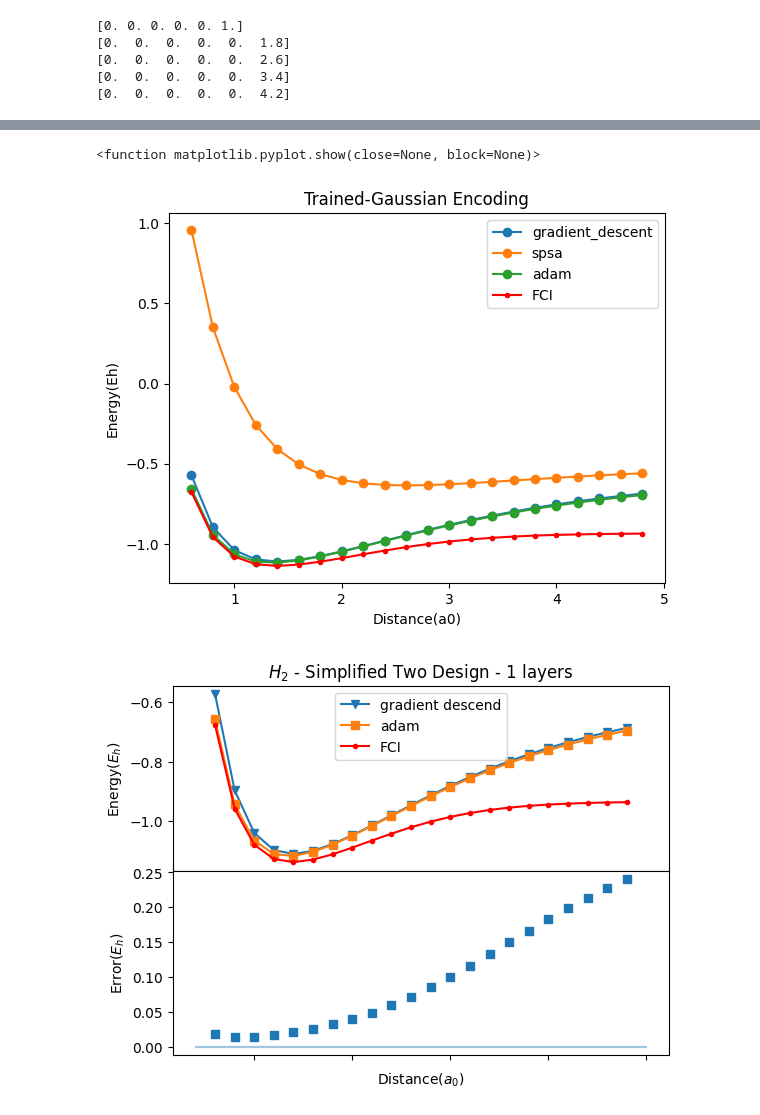
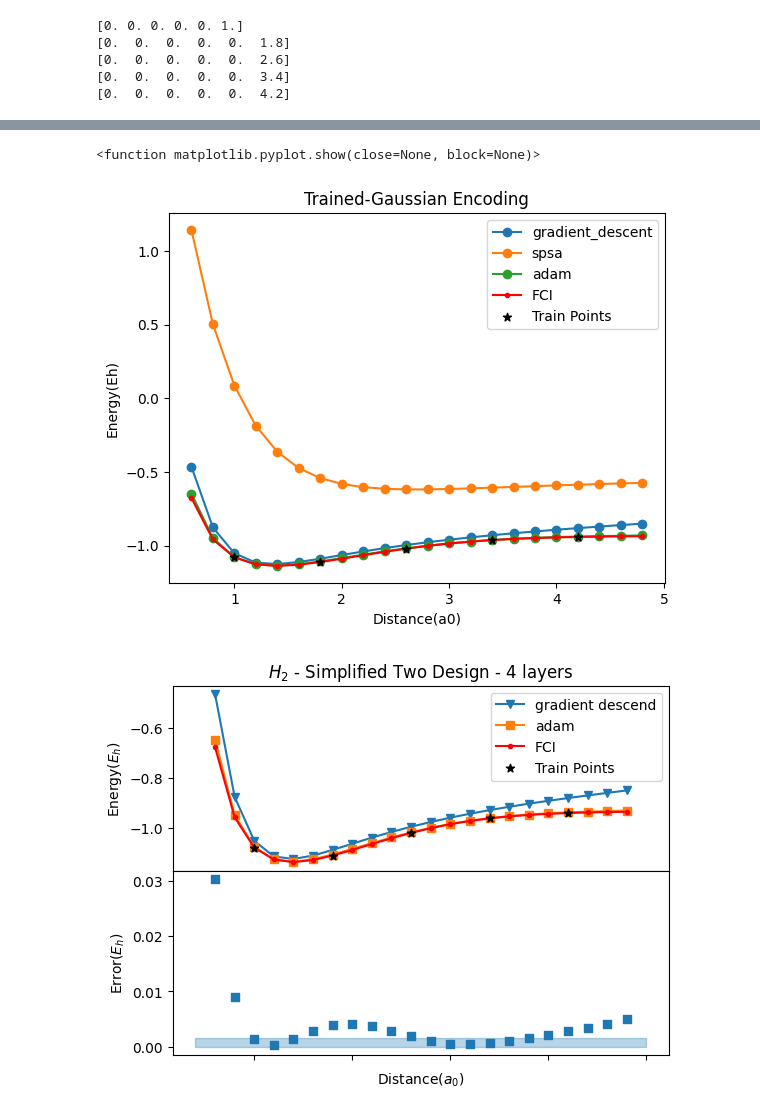
Before and after one commit to sergioandrescs/meta-VQE-pennylane, a Jupyter notebook: meta_VQE_pennylane_catalyst_symplified_two_design.ipynb, the cells around one changed output, grey strips where cells are left out. Saved outputs shown, nothing was run; the diff lists cells and outputs as text; code cells hidden in the pictures.

Commit message:
opt-meta-vqe plots

```diff
--- a/meta_VQE_pennylane_catalyst_symplified_two_design.ipynb
+++ b/meta_VQE_pennylane_catalyst_symplified_two_design.ipynb
@@ -38,7 +38,7 @@ hamiltonian, qubits = qml.qchem.molecular_hamiltonian(
     method="pyscf",
 )
 
-LAYERS = 1
+LAYERS = 4
 WIRES = qubits
 
 ## https://docs.pennylane.ai/projects/catalyst/en/latest/code/api/catalyst.grad.html - ["fd", "ps", "adj"]
@@ -60,9 +60,11 @@ ENCODER = 2
 
 shared_dev = qml.device("lightning.qubit", wires=WIRES)
 
-train_points = [1.0,1.8,2.6,3.4,4.2]
+train_points_indexes = [2,6,10,14,18]
 
 test_points = np.arange(0.6,5,0.2)
+
+train_points = np.array([test_points[i] for i in train_points_indexes])
 
 test_hamiltonians = []
 
@@ -76,3 +78,6 @@ for d in test_points:
     )
 
     test_hamiltonians.append(hamiltonian)
+
+print("===== TRAIN POINTS =====")
+print(train_points)
@@ -452,6 +469,7 @@ plt.plot(test_points, trained_energies["gradient_descent"], label="gradient_desc
 plt.plot(test_points, trained_energies["spsa"], label="spsa", marker='o')
 plt.plot(test_points, trained_energies["adam"], label="adam", marker='o')
 plt.plot(test_points, fci_energies, label="FCI", marker='.', color="r")
+plt.scatter(train_points, [fci_energies[i] for i in train_points_indexes], zorder=99, label="Train Points", marker='*', color="black")
 
 
 plt.legend()
@@ -461,41 +479,43 @@ plt.ylabel('Energy(Eh)')
 plt.show
 # %% [output]
 <function matplotlib.pyplot.show(close=None, block=None)>
-[figure, old version]
+[figure, new version]
 # %%
 fig, (ax1, ax2) = plt.subplots(2, 1, sharex=True)
 
 plt.subplots_adjust(hspace=0)
 
 # ax1.plot(test_points, grad_descent_energies, label="gradient_descent", marker='s' , color=colors[0])
 # ax1.plot(test_points, spsa_energies, label="spsa", marker='o', color=colors[1])
 ax1.plot(test_points, trained_energies["gradient_descent"], label="gradient descend", marker='v',)
 ax1.plot(test_points, trained_energies["adam"], label="adam", marker='s', )
 ax1.plot(test_points, fci_energies, label="FCI", marker='.', color="r")
+ax1.scatter(train_points, [fci_energies[i] for i in train_points_indexes], zorder=99, label="Train Points", marker='*', color="black")
+
 
 ax1.legend()
 ax1.set_title('$H_{2}$ - Simplified Two Design - '+str(LAYERS)+' layers')
 ax1.set_ylabel('Energy($E_{h}$)')
 
 # ax2.scatter(test_points, [np.abs(i-j) for i,j in zip(grad_descent_energies ,fci_energies)], label="gradient_descent", marker='s', color=colors[0])
 # ax2.scatter(test_points, [np.abs(i-j) for i,j in zip(adam_energies ,fci_energies)], label="adam", marker='v', color=colors[2])
 # ax2.scatter(test_points, [np.abs(i-j) for i,j in zip(trained_energies["gradient_descent"] ,fci_energies)], label="adam", marker='v')
 ax2.scatter(test_points, [np.abs(i-j) for i,j in zip(trained_energies["adam"] ,fci_energies)], label="adam", marker='s')
 
 
 ax1.sharex(ax2)
 ax1.set_xticklabels([])
 ax2.autoscale() ## call autoscale if needed
 ax2.fill_between([test_points[0]-0.2,test_points[-1]+0.2],0.0016, color="#1f77b450")
 
 # ax2.set_title('Error for each point')
 ax2.set_xlabel('Distance($a_{0}$)')
 ax2.set_ylabel('Error($E_{h}$)')
 
 
 plt.show()
 # %% [output]
-[figure, old version]
+[figure, new version]
 # %%
 opt_energies = []
 for count, d in enumerate(test_points):
```
Also changed, not shown: parts of 10 cells of this notebook, 1 other file.
